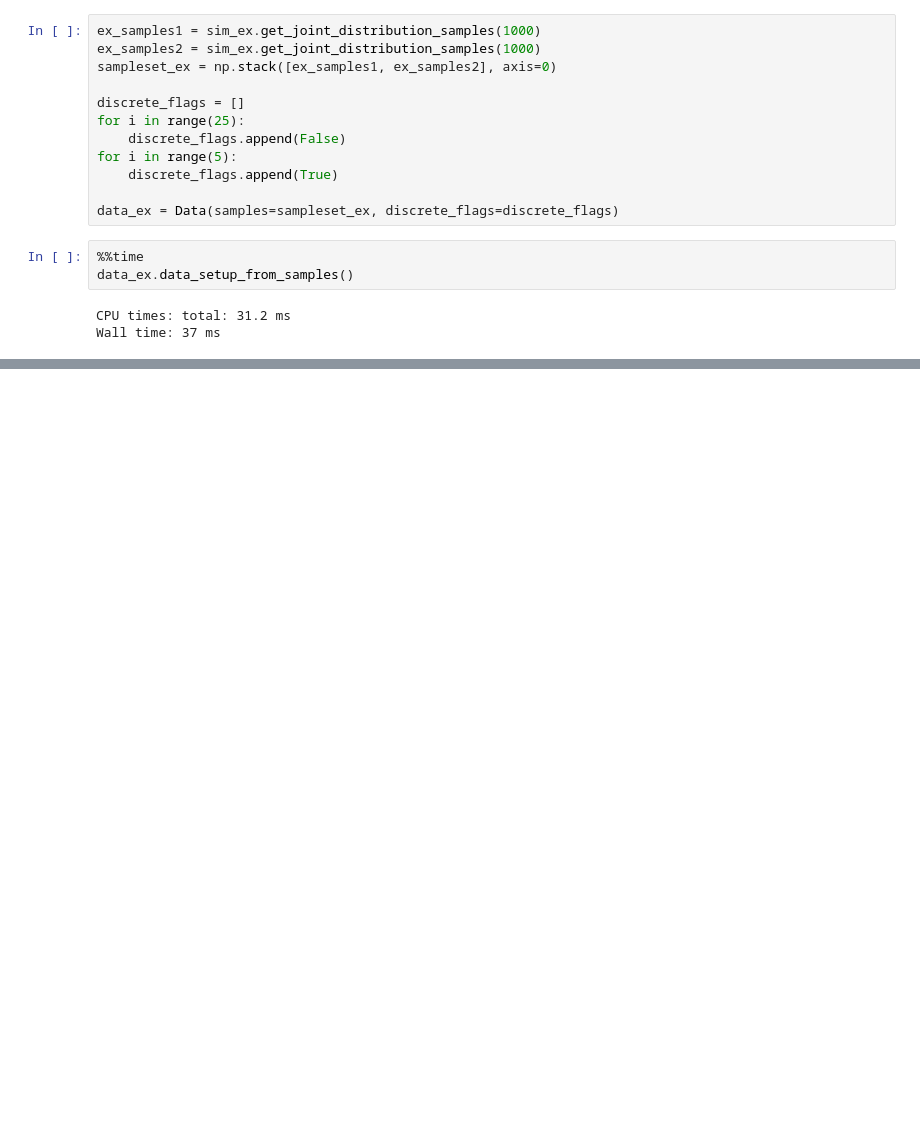
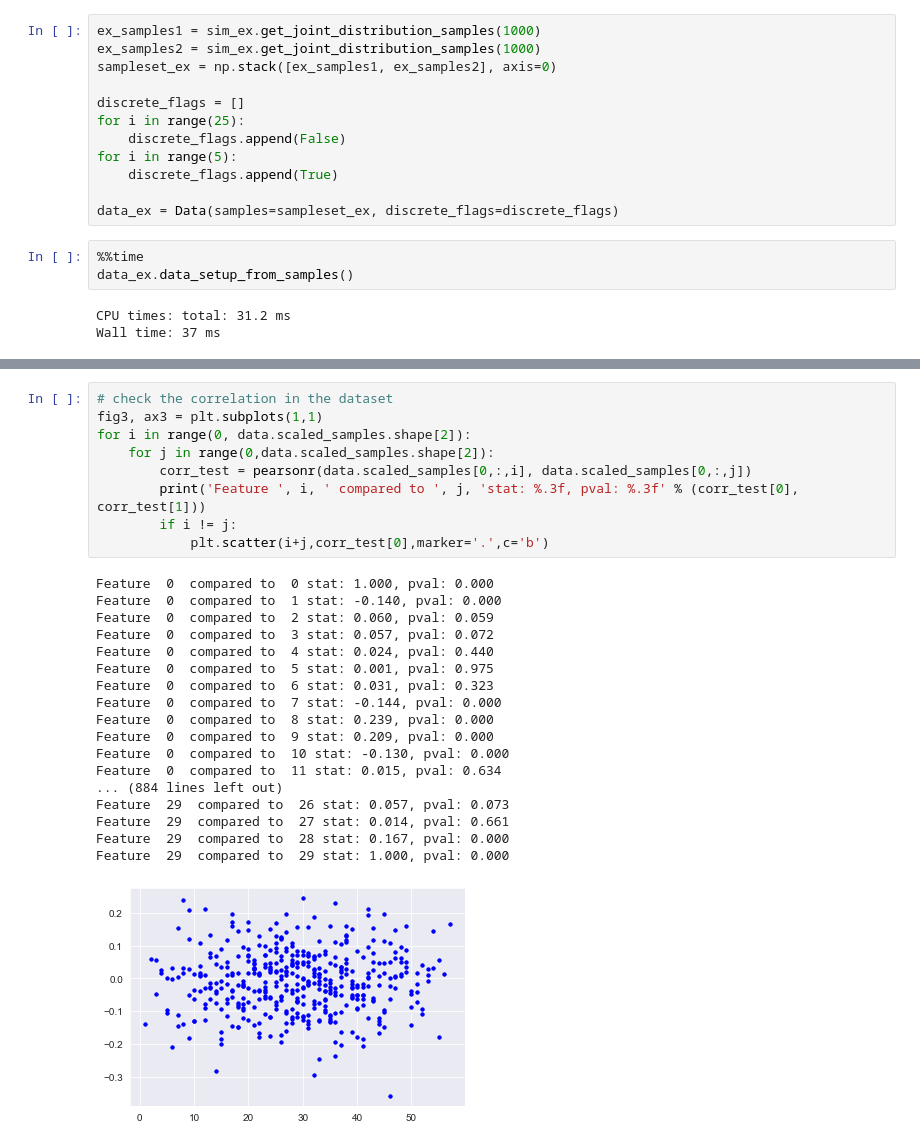
Before and after one commit to acb-code/distribution-surrogates, a Jupyter notebook: 3_emulator_nonparametric_OR.ipynb, the cells around one changed output, grey strips where cells are left out. Drawn from its saved outputs; the diff is of its cells as text; blank space fills up the shorter version.

```diff
--- a/3_emulator_nonparametric_OR.ipynb
+++ b/3_emulator_nonparametric_OR.ipynb
@@ -345,0 +399,28 @@ Wall time: 37 ms
+# %%
+# check the correlation in the dataset
+fig3, ax3 = plt.subplots(1,1)
+for i in range(0, data.scaled_samples.shape[2]):
+    for j in range(0,data.scaled_samples.shape[2]):
+        corr_test = pearsonr(data.scaled_samples[0,:,i], data.scaled_samples[0,:,j])
+        print('Feature ', i, ' compared to ', j, 'stat: %.3f, pval: %.3f' % (corr_test[0], corr_test[1]))
+        if i != j:
+            plt.scatter(i+j,corr_test[0],marker='.',c='b')
+# %% [output]
+Feature  0  compared to  0 stat: 1.000, pval: 0.000
+Feature  0  compared to  1 stat: -0.140, pval: 0.000
+Feature  0  compared to  2 stat: 0.060, pval: 0.059
+Feature  0  compared to  3 stat: 0.057, pval: 0.072
+Feature  0  compared to  4 stat: 0.024, pval: 0.440
+Feature  0  compared to  5 stat: 0.001, pval: 0.975
+Feature  0  compared to  6 stat: 0.031, pval: 0.323
+Feature  0  compared to  7 stat: -0.144, pval: 0.000
+Feature  0  compared to  8 stat: 0.239, pval: 0.000
+Feature  0  compared to  9 stat: 0.209, pval: 0.000
+Feature  0  compared to  10 stat: -0.130, pval: 0.000
+Feature  0  compared to  11 stat: 0.015, pval: 0.634
+... (884 lines left out)
+Feature  29  compared to  26 stat: 0.057, pval: 0.073
+Feature  29  compared to  27 stat: 0.014, pval: 0.661
+Feature  29  compared to  28 stat: 0.167, pval: 0.000
+Feature  29  compared to  29 stat: 1.000, pval: 0.000
+[figure, added]
```
Also changed, not shown: parts of 25 cells of this notebook.
